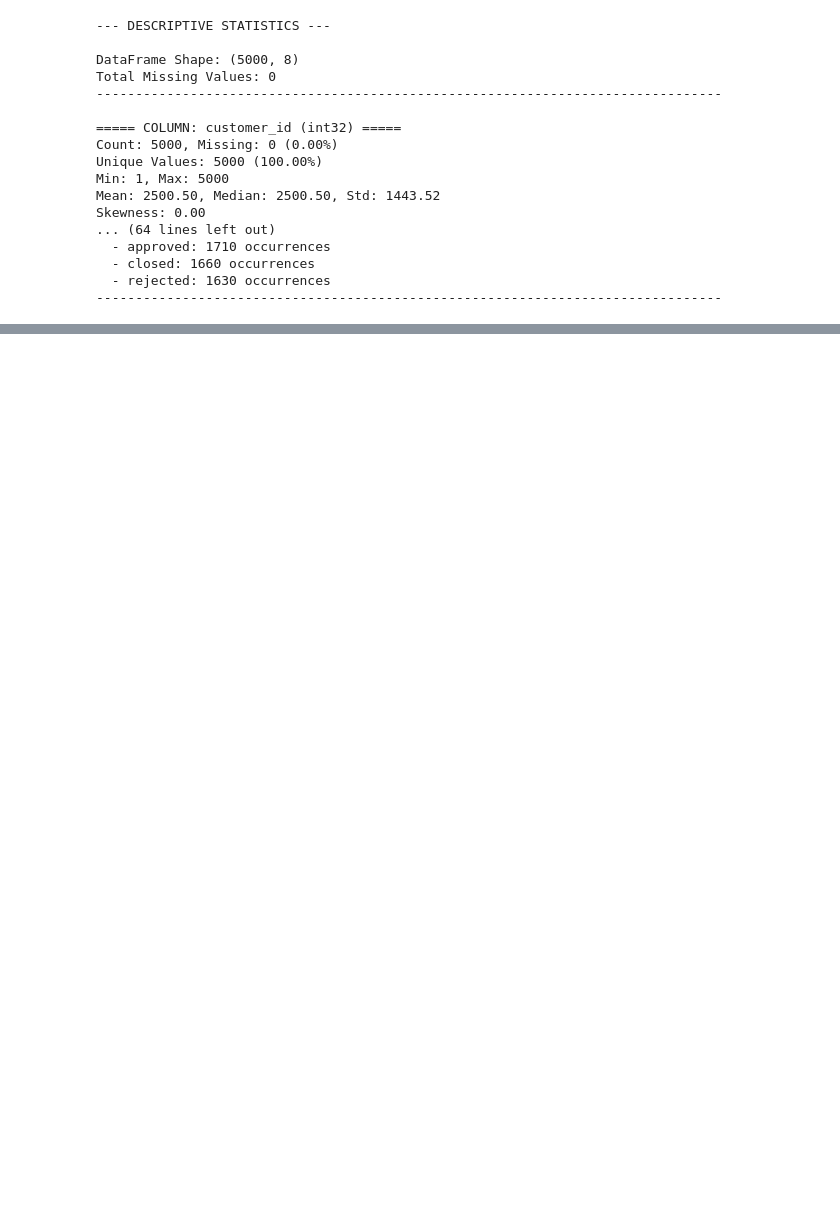
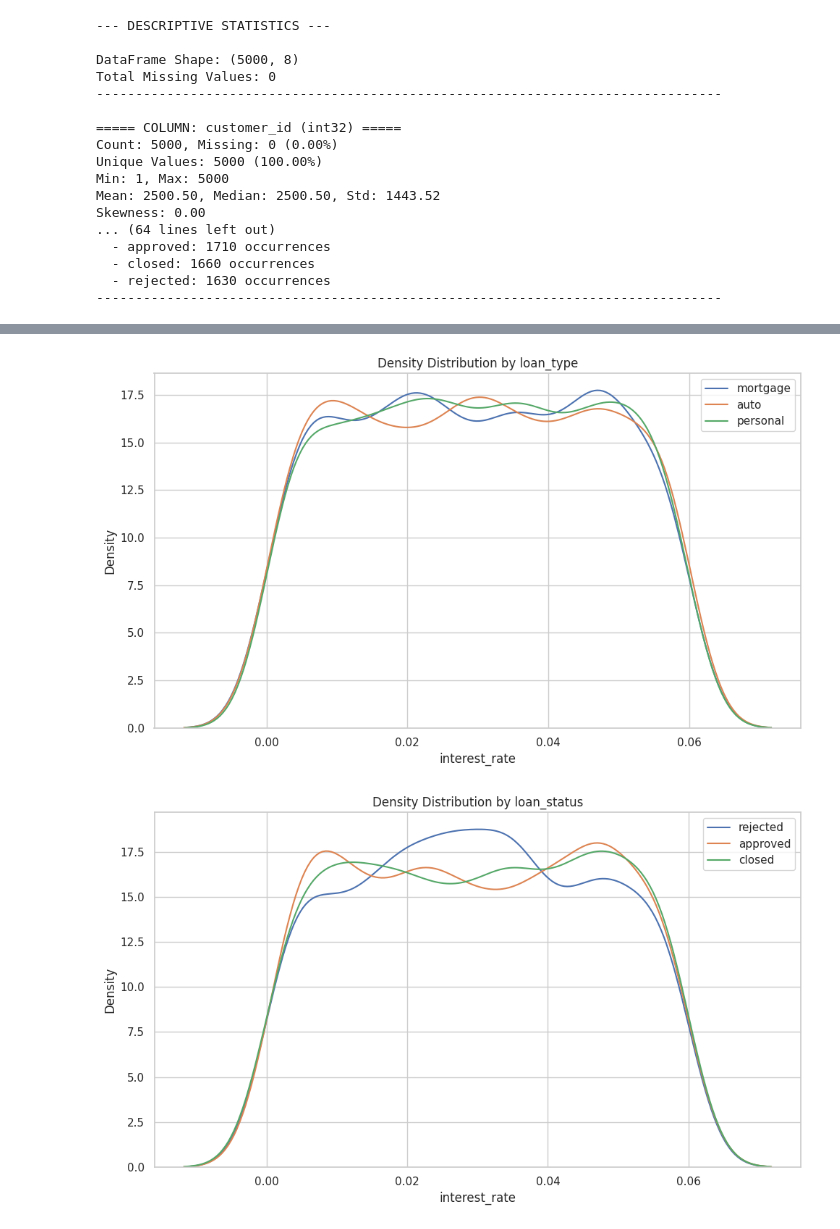
Before and after one commit to moyscheheizmann/varengold_dbt_case, a Jupyter notebook: notebooks/upt_explo.ipynb, the cells around one changed output, grey strips where cells are left out. Cells and saved outputs as stored; diff of their text form; code cells hidden in the pictures; blank space fills up the shorter version.

```diff
--- a/notebooks/upt_explo.ipynb
+++ b/notebooks/upt_explo.ipynb
@@ -1427,0 +992,27 @@ Name: Address, dtype: float64
+# %%
+def plot_kde_by_cat(df : pd.DataFrame, cat_col : str, num_col : str):
+    """
+    Plot Kernel Density Estimate (KDE) by category.
+
+    Args:
+        df (pd.DataFrame): DataFrame containing the data.
+        cat_col (str): Name of the categorical column.
+        num_col (str): Name of the numerical column.
+    """
+    plt.figure(figsize=(10, 6))
+    for category in df[cat_col].unique():
+        subset = df[df[cat_col] == category][num_col]
+        sns.kdeplot(subset, label=category)
+    plt.legend()
+    plt.title(f'Density Distribution by {cat_col}')
+    plt.xlabel(num_col)
+    plt.tight_layout()
+    plt.show()
+
+plot_kde_by_cat(cleaned_loans_df, 'loan_type', 'interest_rate')
+plot_kde_by_cat(cleaned_loans_df, 'loan_status', 'interest_rate')
+plot_kde_by_cat(cleaned_loans_df, 'loan_type', 'loan_amount')
+plot_kde_by_cat(cleaned_loans_df, 'loan_status', 'loan_amount')
+# %% [output]
+[figure, added]
+[figure, added]
```
Also changed, not shown: parts of 96 cells of this notebook.
